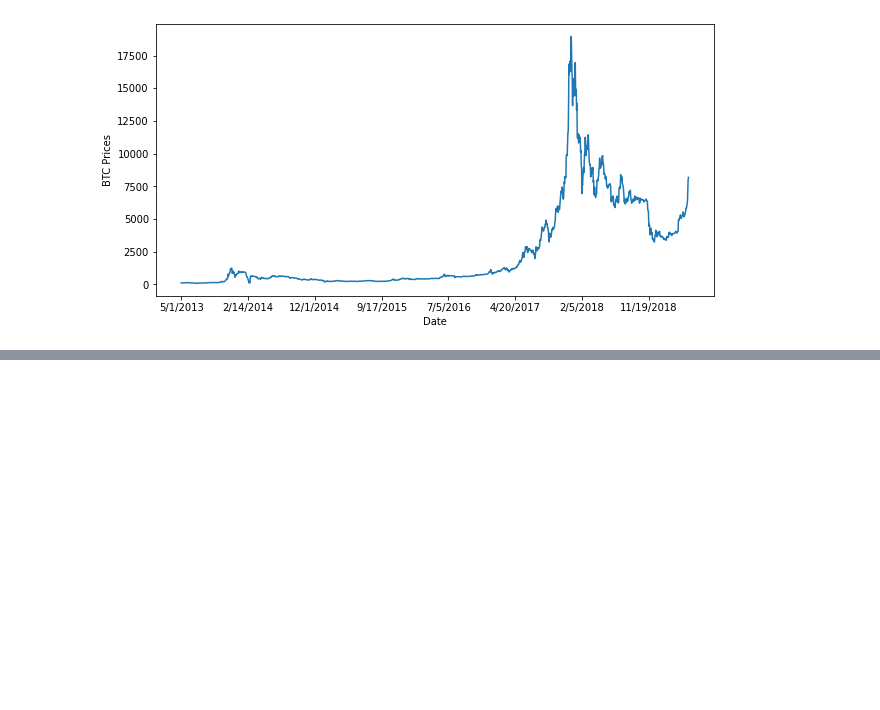
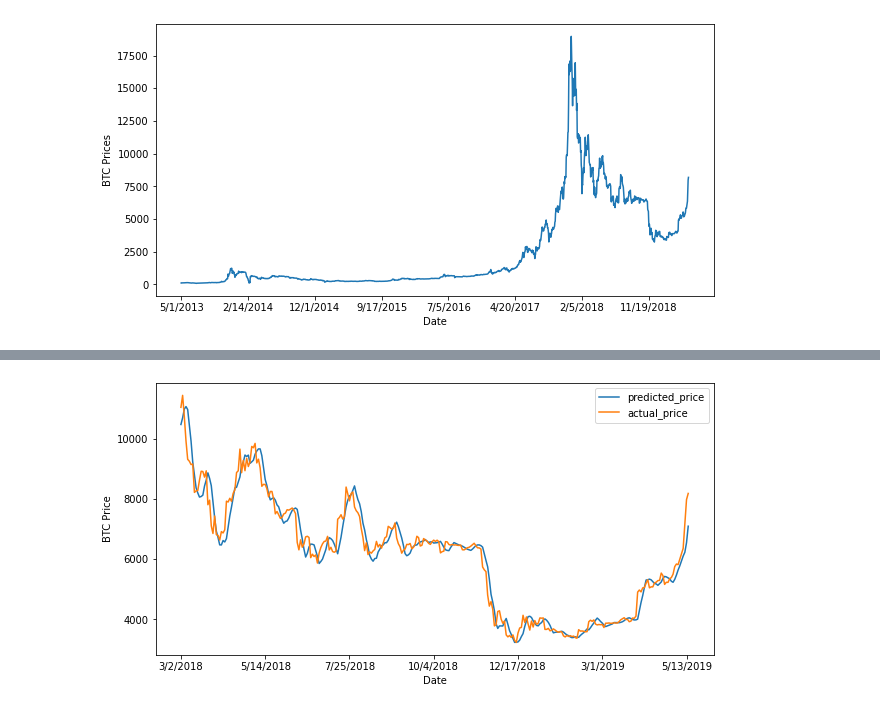
Before and after one commit to rghimre3/INFO-5502, a Jupyter notebook: lab_assignment_06.ipynb, the cells around one changed output, grey strips where cells are left out. Saved outputs shown, nothing was run; the diff lists cells and outputs as text; code cells hidden in the pictures; blank space fills up the shorter version.

```diff
--- a/lab_assignment_06.ipynb
+++ b/lab_assignment_06.ipynb
@@ -351,3 +352,10 @@ plt.ylabel("BTC Prices")
 plt.show()
 # %% [output]
 [figure]
+# %%
+#moving averages for past 5 days and 10 days
+df['S_5'] = df['BTC'].shift(1).rolling(window=5).mean()
+df['S_10']= df['BTC'].shift(1).rolling(window=10).mean()
+df= df.dropna()
+X = df[['S_5','S_10']]
+X.head()
@@ -353,0 +370,25 @@ plt.show()
+# %%
+#Split data, 80% training and 20% testing
+
+y = df['BTC']
+t=.8
+t = int(t*len(df))
+
+# Train dataset
+X_train = X[:t]
+y_train = y[:t]
+
+# Test dataset
+X_test = X[t:]
+y_test = y[t:]
+# %%
+linear = LinearRegression().fit(X_train,y_train)
+predicted_price = linear.predict(X_test)
+predicted_price = pd.DataFrame(predicted_price,index=y_test.index,columns = ['BTC'])
+predicted_price.plot(figsize=(10,5))
+y_test.plot()
+plt.legend(['predicted_price','actual_price'])
+plt.ylabel("BTC Price")
+plt.show()
+# %% [output]
+[figure, added]
```
Also changed, not shown: parts of 2 cells of this notebook.
